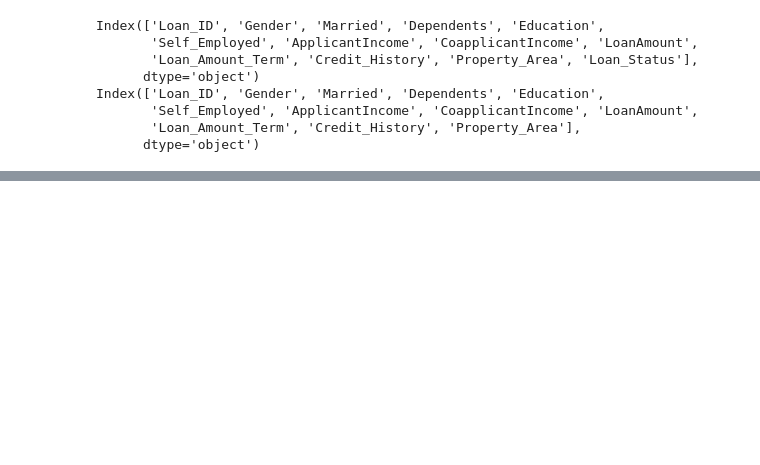
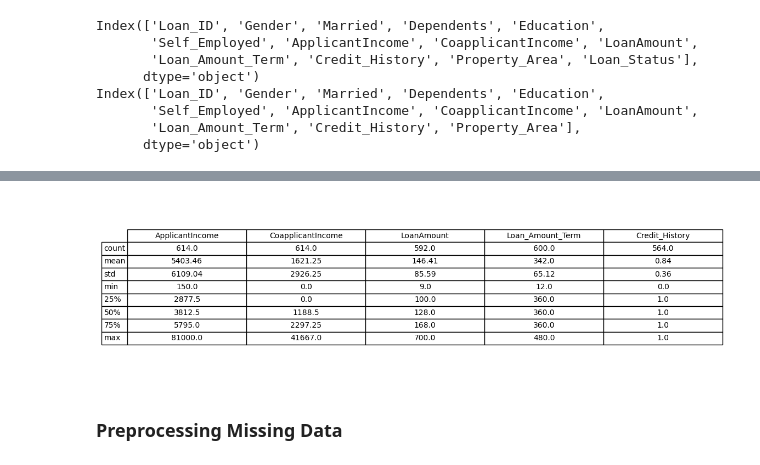
Before and after one commit to murad-02/Loan-Approval-Prediction, a Jupyter notebook: NotebookFile/LoanApprovalPrediction.ipynb, the cells around one changed output, grey strips where cells are left out. Saved outputs shown, nothing was run; the diff lists cells and outputs as text; code cells hidden in the pictures; blank space fills up the shorter version.

```diff
--- a/NotebookFile/LoanApprovalPrediction.ipynb
+++ b/NotebookFile/LoanApprovalPrediction.ipynb
@@ -45,0 +113,28 @@ Index(['Loan_ID', 'Gender', 'Married', 'Dependents', 'Education',
+# %%
+# Get summary stats of numerical columns
+summary_df = train_data.describe()
+# Set up larger figure size based on number of columns
+fig, ax = plt.subplots(figsize=(summary_df.shape[1] * 2, 4))
+ax.axis('off')  # Hide axes
+
+# Create the table
+table = ax.table(
+    cellText=summary_df.values.round(2),     # round numbers for neatness
+    rowLabels=summary_df.index,
+    colLabels=summary_df.columns,
+    cellLoc='center',
+    loc='center'
+)
+
+# Style settings
+table.auto_set_font_size(False)
+table.set_fontsize(10)
+table.scale(1.4, 1.4)
+
+# Save table as image
+plt.savefig("train_data_description.png", bbox_inches='tight', dpi=300)
+plt.show()
+# %% [output]
+[figure, added]
+# %% [markdown]
+### Preprocessing Missing Data
```
Also changed, not shown: parts of 5 cells of this notebook, 5 other files.
